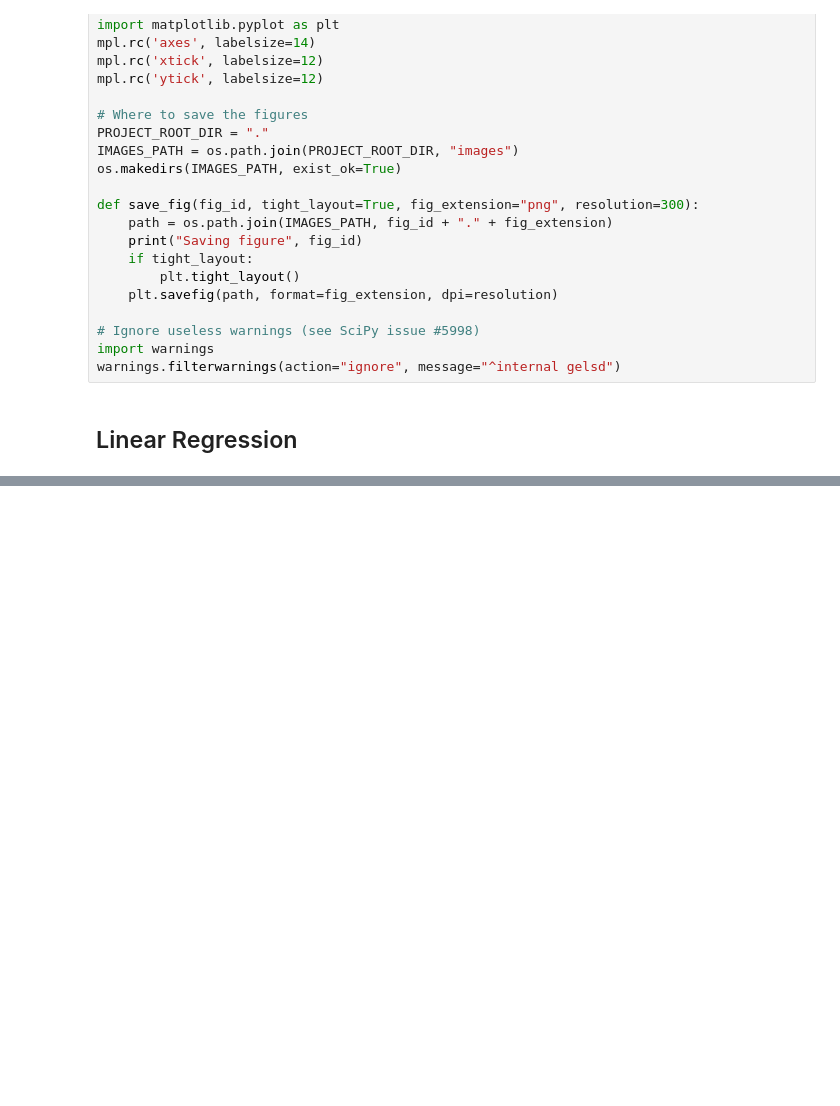
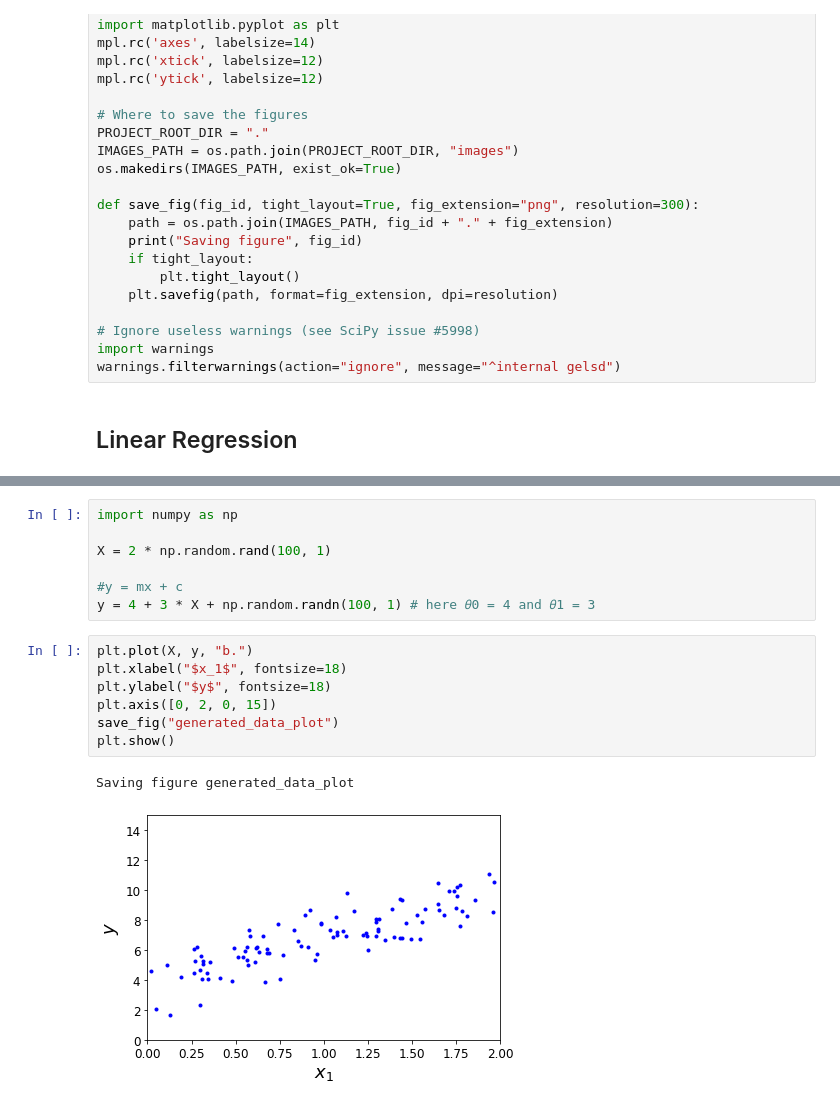
Before and after one commit to sankalptambe/training-models, a Jupyter notebook: training_models.ipynb, the cells around one changed output, grey strips where cells are left out. Cells and saved outputs as stored; diff of their text form; blank space fills up the shorter version.

```diff
--- a/training_models.ipynb
+++ b/training_models.ipynb
@@ -56,0 +82,17 @@ warnings.filterwarnings(action="ignore", message="^internal gelsd")
+# %%
+import numpy as np
+
+X = 2 * np.random.rand(100, 1)
+
+#y = mx + c
+y = 4 + 3 * X + np.random.randn(100, 1) # here 𝜃0 = 4 and 𝜃1 = 3
+# %%
+plt.plot(X, y, "b.")
+plt.xlabel("$x_1$", fontsize=18)
+plt.ylabel("$y$", fontsize=18)
+plt.axis([0, 2, 0, 15])
+save_fig("generated_data_plot")
+plt.show()
+# %% [output]
+Saving figure generated_data_plot
+[figure, added]
```
Also changed, not shown: parts of 16 cells of this notebook, 2 other files.
